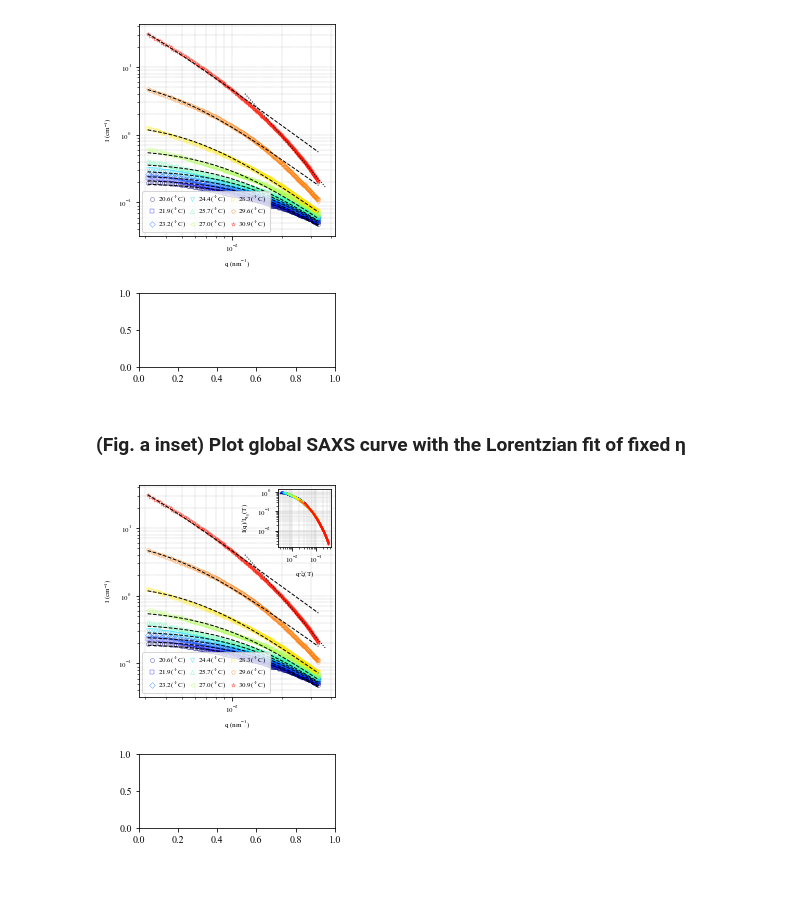
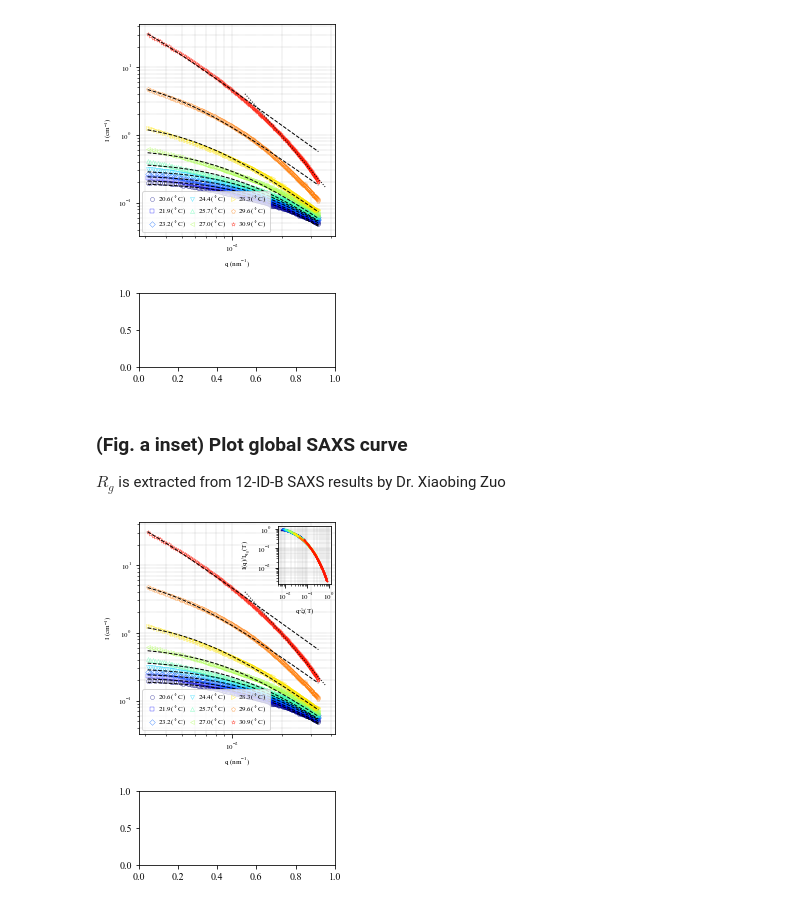
Before and after one commit to AZjk/llps-saxpcs, a Jupyter notebook: H06/SAXS_Global_Fit.ipynb, the cells around one changed output. Drawn from its saved outputs; the diff is of its cells as text; code cells hidden in the pictures; blank space fills up the shorter version.

```diff
--- a/H06/SAXS_Global_Fit.ipynb
+++ b/H06/SAXS_Global_Fit.ipynb
@@ -131,27 +129,33 @@ ax1.legend(handles=legend_elements, loc='lower left', fontsize=7, frameon=True,
 <matplotlib.legend.Legend at 0x...>
 [figure]
 # %% [markdown]
-### (Fig. a inset) Plot global SAXS curve with the Lorentzian fit of fixed η
+### (Fig. a inset) Plot global SAXS curve
+
+$R_g$ is extracted from 12-ID-B SAXS results by Dr. Xiaobing Zuo
 # %%
+
+# Results from Dr. Zuo's Guinier fit at 12-ID-B
+Rg = 2.28
+Rg_err = 0.04
 
 with open('SAXS_Global_Scale.pickle', 'rb') as f:
     scaling_results = pickle.load(f)
     scaled_curves = pickle.load(f)
 
 # Inset for Normalized and Fitted Curve in subplot (a)
 ax_inset = ax1.inset_axes([0.71, 0.71, 0.27, 0.27])  # Position inset
 for i in range(9):
-    ax_inset.loglog(scaled_curves[i][0], scaled_curves[i][1]/0.2, 'o',
+    ax_inset.loglog(scaled_curves[i][0]*Rg, scaled_curves[i][1]/0.2, 'o',
                     color=colors[i], markersize=0.5)
 ax_inset.set_xlabel(r'q$\cdot\mathdefault{\xi(T)}$', fontsize=7)
 ax_inset.set_ylabel(r'I(q)/I$\mathdefault{_{q_0}(T)}$', fontsize=7)
+ax_inset.set_xlim(5e-3, 1.2)
 ax_inset.tick_params(axis='both', which='major', labelsize=7)
 ax_inset.grid(which='both', linestyle=':', linewidth=0.4, color='gray')
 plt.figure(fig)
 plt.show()
-# plt.savefig('./SAXS_H06.pdf')
 # %% [output]
-[figure, old version]
+[figure, new version]
 # %%
 
 xi = scaling_results[:,1]
```
Also changed, not shown: parts of 7 cells of this notebook, 3 other files.
